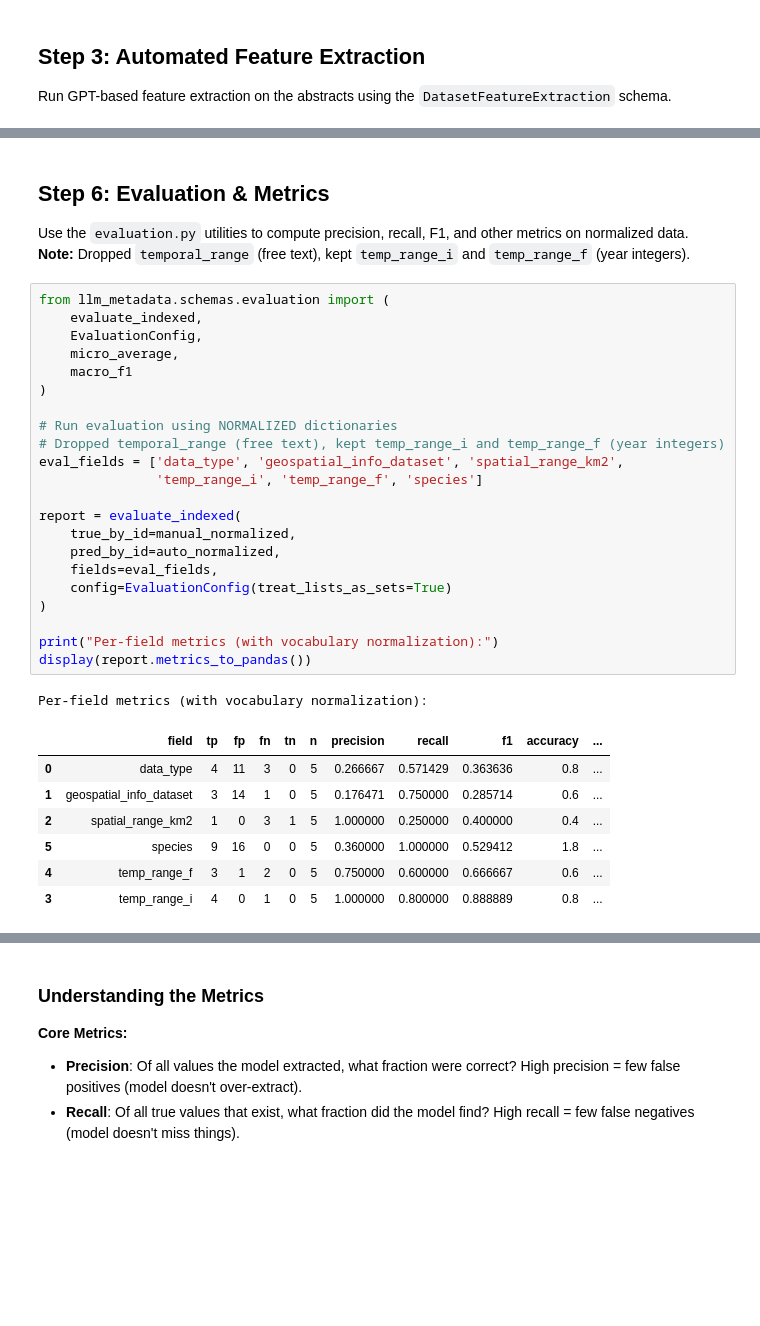
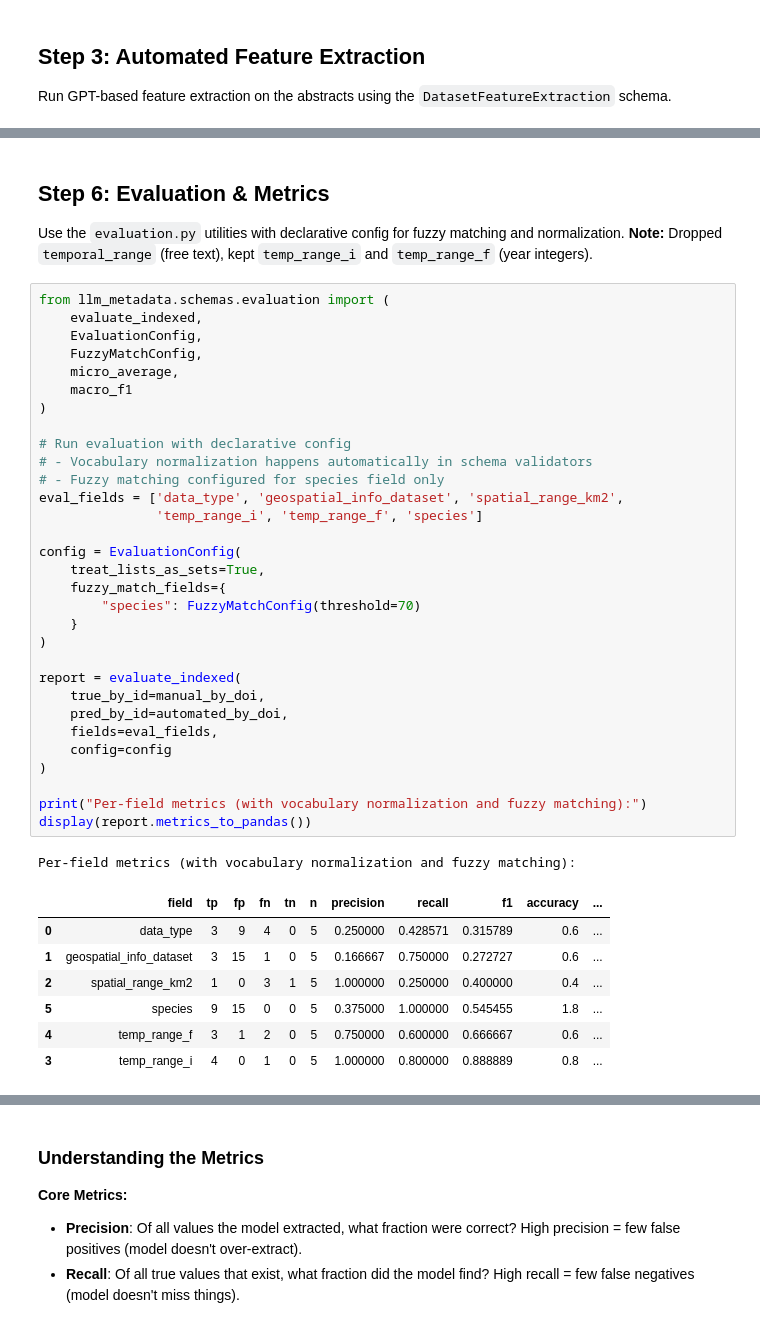
Before and after one commit to BiodiversiteQuebec/llm_metadata, a Jupyter notebook: notebooks/fuster_test_extraction_evaluation.ipynb, the cells around one changed output, grey strips where cells are left out. Saved outputs shown, nothing was run; the diff lists cells and outputs as text; blank space fills up the shorter version.

Commit message:
Normalization Architecture Refactoring implementing fuzzy matching for evaluation

```diff
--- a/notebooks/fuster_test_extraction_evaluation.ipynb
+++ b/notebooks/fuster_test_extraction_evaluation.ipynb
@@ -537,37 +306,46 @@ comparison_df
 # %% [markdown]
 ## Step 6: Evaluation & Metrics
 
-Use the `evaluation.py` utilities to compute precision, recall, F1, and other metrics on normalized data.
+Use the `evaluation.py` utilities with declarative config for fuzzy matching and normalization.
 **Note:** Dropped `temporal_range` (free text), kept `temp_range_i` and `temp_range_f` (year integers).
 # %%
 from llm_metadata.schemas.evaluation import (
     evaluate_indexed,
     EvaluationConfig,
+    FuzzyMatchConfig,
     micro_average,
     macro_f1
 )
 
-# Run evaluation using NORMALIZED dictionaries
-# Dropped temporal_range (free text), kept temp_range_i and temp_range_f (year integers)
+# Run evaluation with declarative config
+# - Vocabulary normalization happens automatically in schema validators
+# - Fuzzy matching configured for species field only
 eval_fields = ['data_type', 'geospatial_info_dataset', 'spatial_range_km2',
                'temp_range_i', 'temp_range_f', 'species']
 
-report = evaluate_indexed(
-    true_by_id=manual_normalized,
-    pred_by_id=auto_normalized,
-    fields=eval_fields,
-    config=EvaluationConfig(treat_lists_as_sets=True)
+config = EvaluationConfig(
+    treat_lists_as_sets=True,
+    fuzzy_match_fields={
+        "species": FuzzyMatchConfig(threshold=70)
+    }
 )
 
-print("Per-field metrics (with vocabulary normalization):")
+report = evaluate_indexed(
+    true_by_id=manual_by_doi,
+    pred_by_id=automated_by_doi,
+    fields=eval_fields,
+    config=config
+)
+
+print("Per-field metrics (with vocabulary normalization and fuzzy matching):")
 display(report.metrics_to_pandas())
 # %% [output]
-Per-field metrics (with vocabulary normalization):
+Per-field metrics (with vocabulary normalization and fuzzy matching):
 |  | field | tp | fp | fn | tn | n | precision | recall | f1 | accuracy | ... |
-| 0 | data_type | 4 | 11 | 3 | 0 | 5 | 0.266667 | 0.571429 | 0.363636 | 0.8 | ... |
-| 1 | geospatial_info_dataset | 3 | 14 | 1 | 0 | 5 | 0.176471 | 0.750000 | 0.285714 | 0.6 | ... |
+| 0 | data_type | 3 | 9 | 4 | 0 | 5 | 0.250000 | 0.428571 | 0.315789 | 0.6 | ... |
+| 1 | geospatial_info_dataset | 3 | 15 | 1 | 0 | 5 | 0.166667 | 0.750000 | 0.272727 | 0.6 | ... |
 | 2 | spatial_range_km2 | 1 | 0 | 3 | 1 | 5 | 1.000000 | 0.250000 | 0.400000 | 0.4 | ... |
-| 5 | species | 9 | 16 | 0 | 0 | 5 | 0.360000 | 1.000000 | 0.529412 | 1.8 | ... |
+| 5 | species | 9 | 15 | 0 | 0 | 5 | 0.375000 | 1.000000 | 0.545455 | 1.8 | ... |
 | 4 | temp_range_f | 3 | 1 | 2 | 0 | 5 | 0.750000 | 0.600000 | 0.666667 | 0.6 | ... |
 | 3 | temp_range_i | 4 | 0 | 1 | 0 | 5 | 1.000000 | 0.800000 | 0.888889 | 0.8 | ... |
 # %%
```
Also changed, not shown: parts of 10 cells of this notebook, 7 other files.
